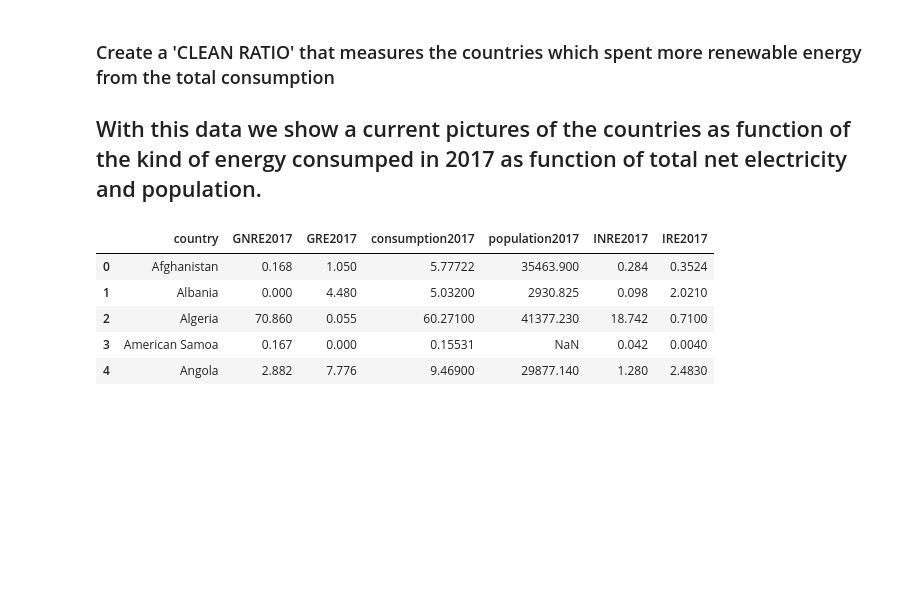
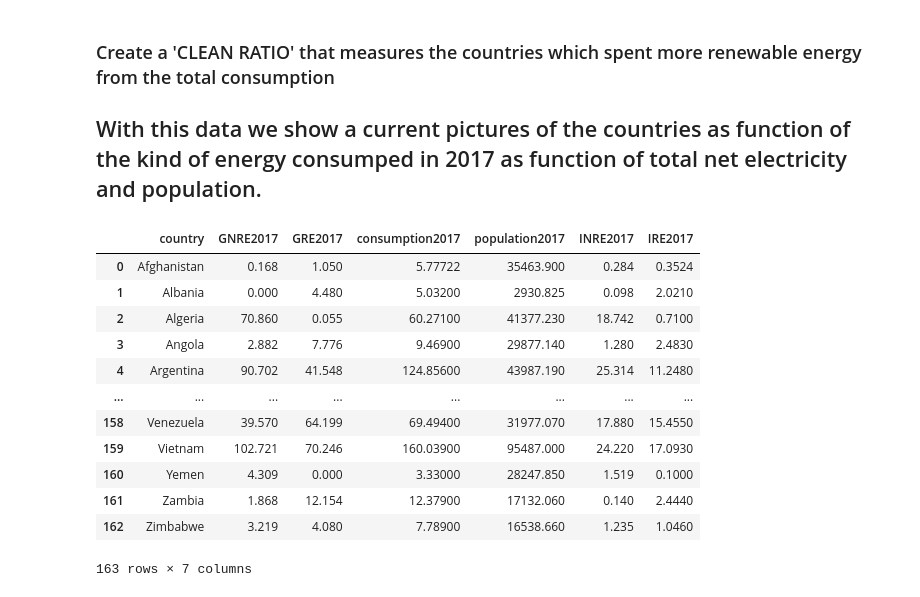
Before and after one commit to rubenmartinezlorente/Project-Week-8-Final-Project, a Jupyter notebook: your-project/2.data_analysis_transpose.ipynb, the cells around one changed output. Cells and saved outputs as stored; diff of their text form; code cells hidden in the pictures; blank space fills up the shorter version.

```diff
--- a/your-project/2.data_analysis_transpose.ipynb
+++ b/your-project/2.data_analysis_transpose.ipynb
@@ -10,10 +10,3 @@ import matplotlib.pyplot as plt
 consumption = pd.read_csv('../cleaned_data/consumption.csv')
 generation_renewable = pd.read_csv('../cleaned_data/generation_renewable.csv')
 generation_norenewable = pd.read_csv('../cleaned_data/generation_fossil.csv')
-installations_renewable = pd.read_csv('../cleaned_data/capacity_renewable.csv')
-installations_norenewable = pd.read_csv('../cleaned_data/capacity_fossil.csv')
-imports = pd.read_csv('../cleaned_data/imports.csv')
-exports = pd.read_csv('../cleaned_data/exports.csv')
-population = pd.read_csv('../cleaned_data/population.csv')
-
-generation_norenewable.head()
@@ -114,19 +95,26 @@ for item in features_ratio:
 # %%
 #MERGE all features in one just table
 for i in (range(len(data_ratios)-1)):
-    datamaster = data_ratios[i].merge(data_ratios[i+1],how ='outer',on='country')
+    datamaster = data_ratios[i].merge(data_ratios[i+1],how ='inner',on='country')
     data_ratios[i+1] = datamaster
 ad = ['country','GNRE2017','GRE2017','consumption2017', 'population2017','INRE2017','IRE2017']
 datamaster.columns = ad
 # %%
-datamaster.head()
+datamaster
 # %% [output]
 |  | country | GNRE2017 | GRE2017 | consumption2017 | population2017 | INRE2017 | IRE2017 |
 | 0 | Afghanistan | 0.168 | 1.050 | 5.77722 | 35463.900 | 0.284 | 0.3524 |
 | 1 | Albania | 0.000 | 4.480 | 5.03200 | 2930.825 | 0.098 | 2.0210 |
 | 2 | Algeria | 70.860 | 0.055 | 60.27100 | 41377.230 | 18.742 | 0.7100 |
-| 3 | American Samoa | 0.167 | 0.000 | 0.15531 | NaN | 0.042 | 0.0040 |
-| 4 | Angola | 2.882 | 7.776 | 9.46900 | 29877.140 | 1.280 | 2.4830 |
+| 3 | Angola | 2.882 | 7.776 | 9.46900 | 29877.140 | 1.280 | 2.4830 |
+| 4 | Argentina | 90.702 | 41.548 | 124.85600 | 43987.190 | 25.314 | 11.2480 |
+| ... | ... | ... | ... | ... | ... | ... | ... |
+| 158 | Venezuela | 39.570 | 64.199 | 69.49400 | 31977.070 | 17.880 | 15.4550 |
+| 159 | Vietnam | 102.721 | 70.246 | 160.03900 | 95487.000 | 24.220 | 17.0930 |
+| 160 | Yemen | 4.309 | 0.000 | 3.33000 | 28247.850 | 1.519 | 0.1000 |
+| 161 | Zambia | 1.868 | 12.154 | 12.37900 | 17132.060 | 0.140 | 2.4440 |
+| 162 | Zimbabwe | 3.219 | 4.080 | 7.78900 | 16538.660 | 1.235 | 1.0460 |
+163 rows × 7 columns
 # %%
 
 
```
Also changed, not shown: parts of 3 cells of this notebook, 20 other files.
